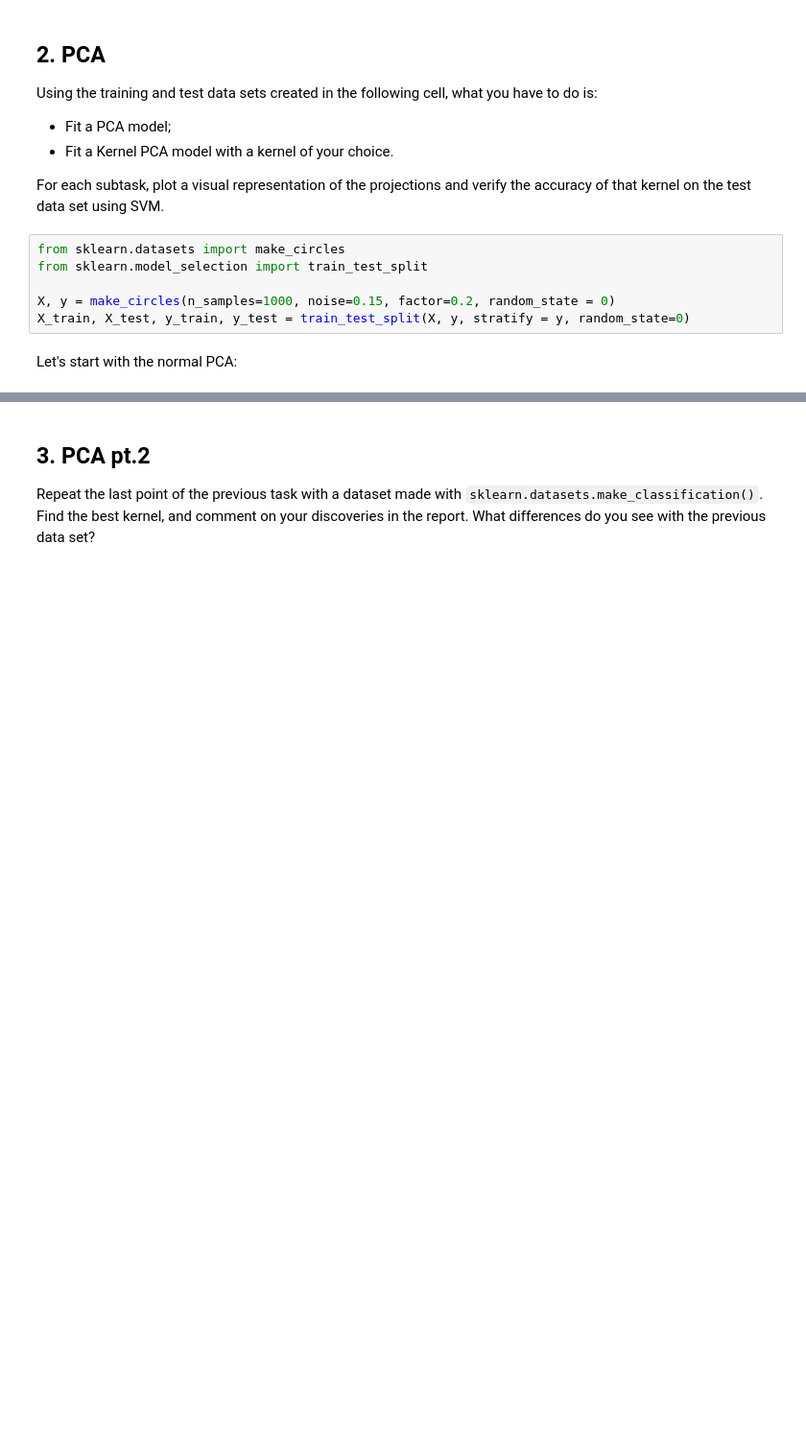
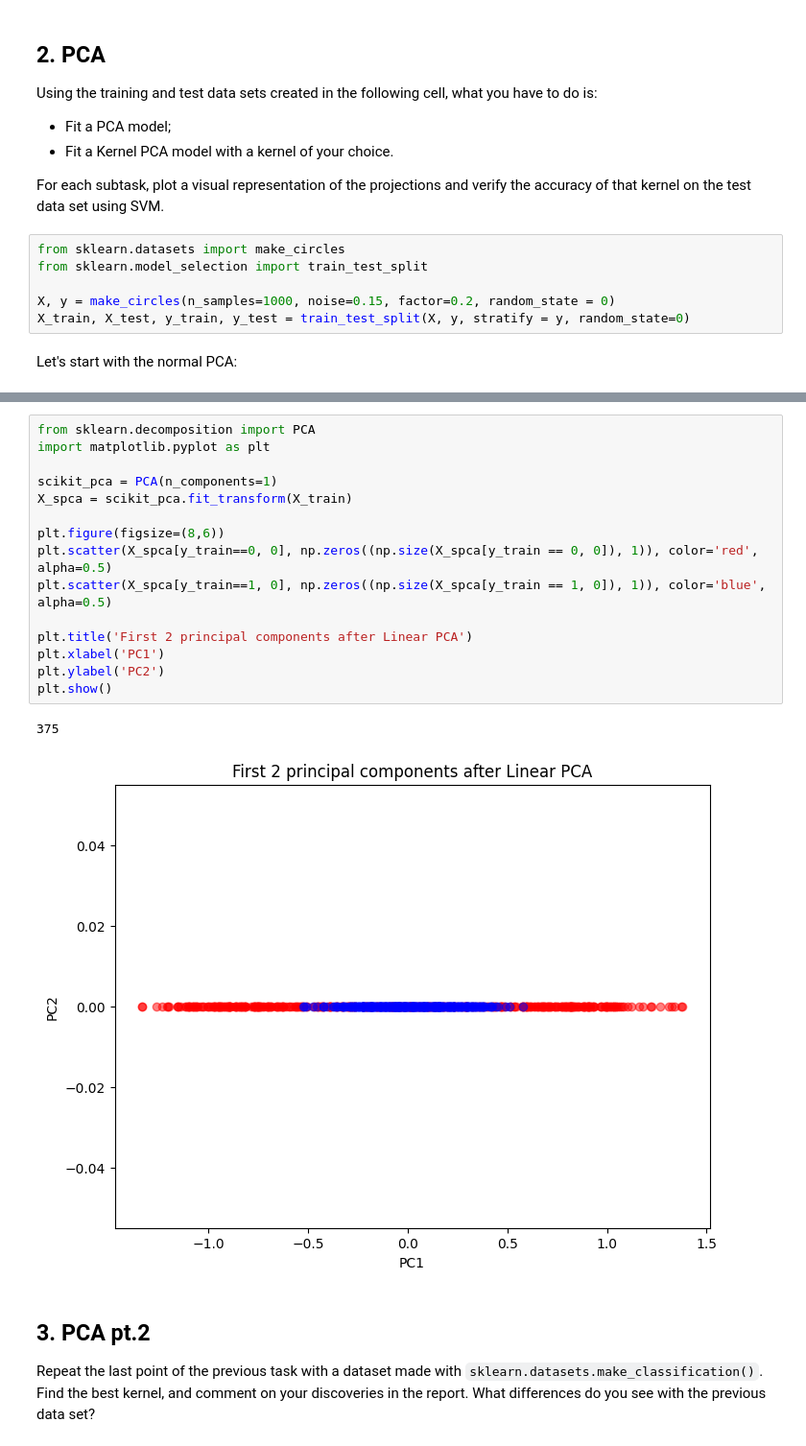
Before and after one commit to kiogre/Machine_learning_mod_A, a Jupyter notebook: challenges/challenge_two.ipynb, the cells around one changed output, grey strips where cells are left out. Shown at 96% size. Cells and saved outputs as stored; diff of their text form; blank space fills up the shorter version.

````diff
--- a/challenges/challenge_two.ipynb
+++ b/challenges/challenge_two.ipynb
@@ -123,3 +123,21 @@ SyntaxError: '(' was never closed (<ipython-input-38-39ecd490a4e9>, line 10)
+# %%
+from sklearn.decomposition import PCA
+import matplotlib.pyplot as plt
+
+scikit_pca = PCA(n_components=1)
+X_spca = scikit_pca.fit_transform(X_train)
+
+plt.figure(figsize=(8,6))
+plt.scatter(X_spca[y_train==0, 0], np.zeros((np.size(X_spca[y_train == 0, 0]), 1)), color='red', alpha=0.5)
+plt.scatter(X_spca[y_train==1, 0], np.zeros((np.size(X_spca[y_train == 1, 0]), 1)), color='blue', alpha=0.5)
+
+plt.title('First 2 principal components after Linear PCA')
+plt.xlabel('PC1')
+plt.ylabel('PC2')
+plt.show()
+# %% [output]
+375
+[figure, added]
 # %% [markdown]
 ## 3. PCA pt.2
 Repeat the last point of the previous task with a dataset made with ```sklearn.datasets.make_classification()```. Find the best kernel, and comment on your discoveries in the report. What differences do you see with the previous data set?
````
Also changed, not shown: parts of 1 cell of this notebook.
